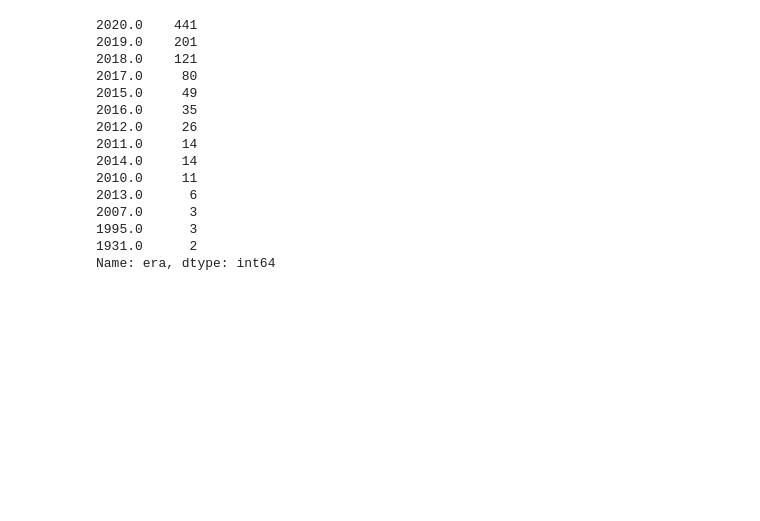
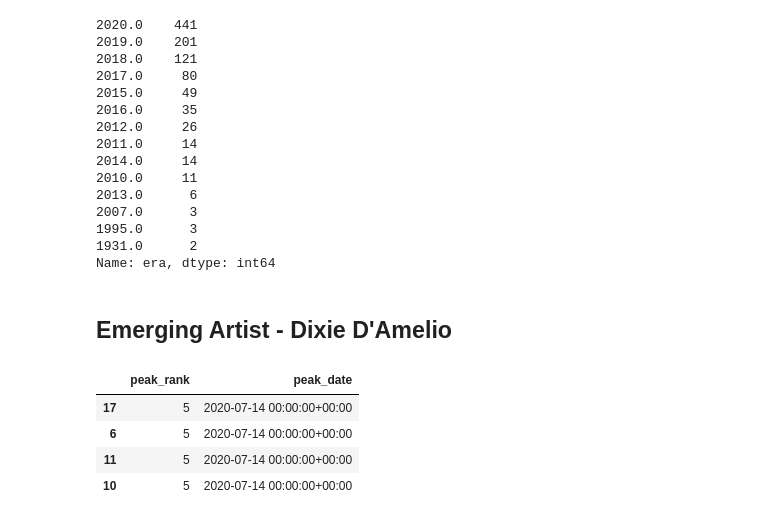
Before and after one commit to jacksonbull87/Roses-Explosion, a Jupyter notebook: ChartMetric API Workbook.ipynb, the cells around one changed output. Drawn from its saved outputs; the diff is of its cells as text; code cells hidden in the pictures; blank space fills up the shorter version.

```diff
--- a/ChartMetric API Workbook.ipynb
+++ b/ChartMetric API Workbook.ipynb
@@ -404,3 +404,5 @@ ttwk_mstr['era'].value_counts()
 Name: era, dtype: int64
 # %%
 ttwk_mstr.to_csv('datasets/historic_ttwk.csv')
+# %% [markdown]
+## Emerging Artist - Dixie D'Amelio
@@ -406,0 +413,8 @@ ttwk_mstr.to_csv('datasets/historic_ttwk.csv')
+# %%
+dixie[['peak_rank', 'peak_date']]
+# %% [output]
+|  | peak_rank | peak_date |
+| 17 | 5 | 2020-07-14 00:00:00+00:00 |
+| 6 | 5 | 2020-07-14 00:00:00+00:00 |
+| 11 | 5 | 2020-07-14 00:00:00+00:00 |
+| 10 | 5 | 2020-07-14 00:00:00+00:00 |
```
Also changed, not shown: parts of 2 cells of this notebook, 1 other file.
